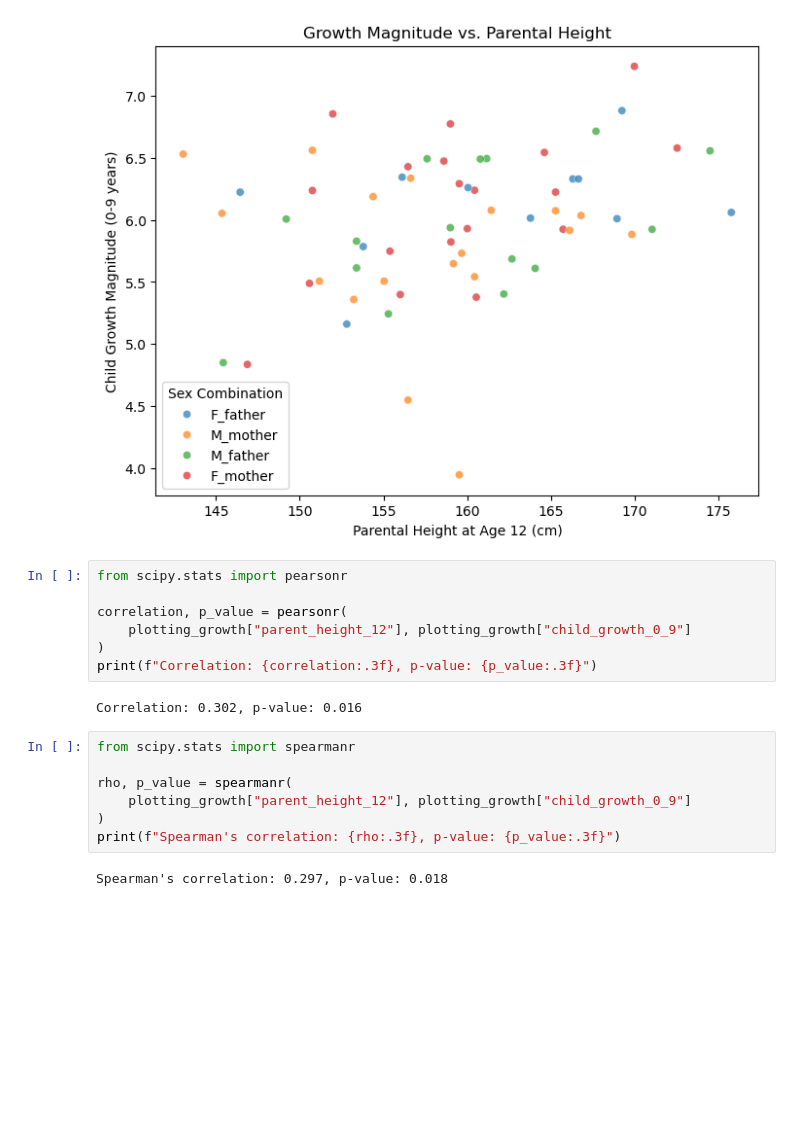
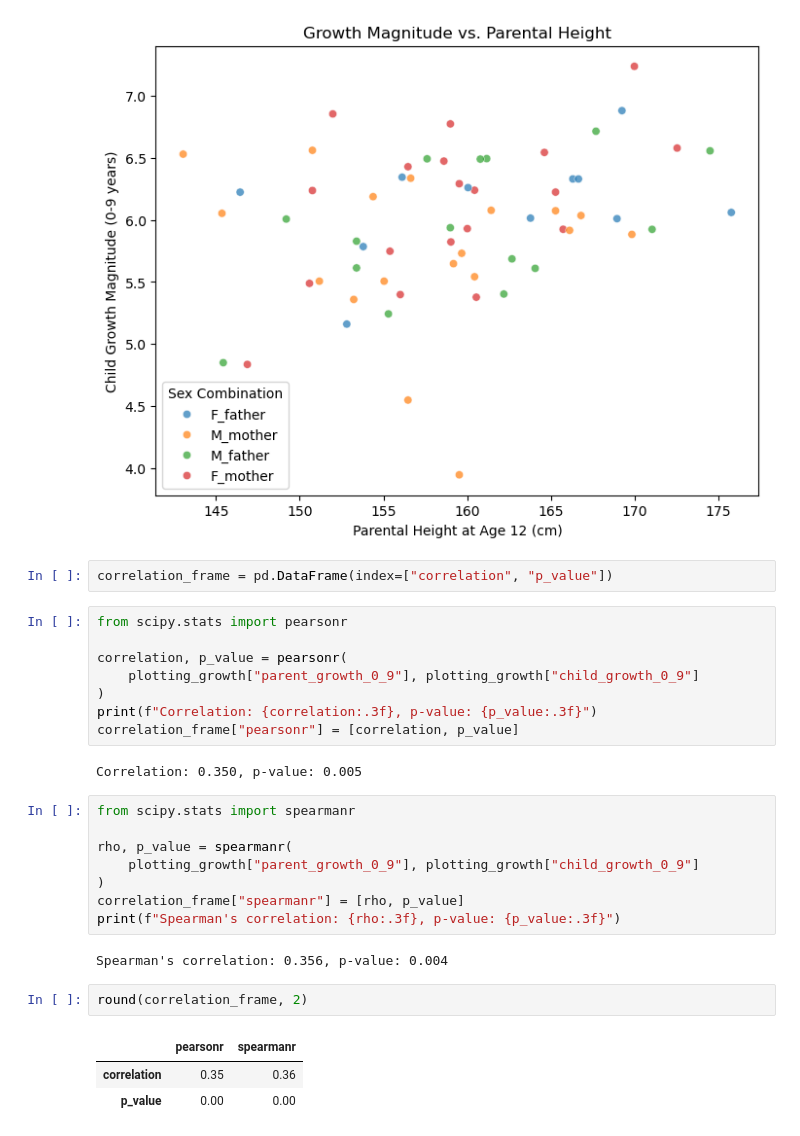
Before and after one commit to aavalose/aliens_height, a Jupyter notebook: final_notebook.ipynb, the cells around one changed output. Saved outputs shown, nothing was run; the diff lists cells and outputs as text; blank space fills up the shorter version.

```diff
--- a/final_notebook.ipynb
+++ b/final_notebook.ipynb
@@ -881,21 +881,31 @@ plt.legend(title="Sex Combination")
 plt.show()
 # %% [output]
 [figure]
+# %%
+correlation_frame = pd.DataFrame(index=["correlation", "p_value"])
 # %%
 from scipy.stats import pearsonr
 
 correlation, p_value = pearsonr(
-    plotting_growth["parent_height_12"], plotting_growth["child_growth_0_9"]
+    plotting_growth["parent_growth_0_9"], plotting_growth["child_growth_0_9"]
 )
 print(f"Correlation: {correlation:.3f}, p-value: {p_value:.3f}")
+correlation_frame["pearsonr"] = [correlation, p_value]
 # %% [output]
-Correlation: 0.302, p-value: 0.016
+Correlation: 0.350, p-value: 0.005
 # %%
 from scipy.stats import spearmanr
 
 rho, p_value = spearmanr(
-    plotting_growth["parent_height_12"], plotting_growth["child_growth_0_9"]
+    plotting_growth["parent_growth_0_9"], plotting_growth["child_growth_0_9"]
 )
+correlation_frame["spearmanr"] = [rho, p_value]
 print(f"Spearman's correlation: {rho:.3f}, p-value: {p_value:.3f}")
 # %% [output]
-Spearman's correlation: 0.297, p-value: 0.018
+Spearman's correlation: 0.356, p-value: 0.004
+# %%
+round(correlation_frame, 2)
+# %% [output]
+|  | pearsonr | spearmanr |
+| correlation | 0.35 | 0.36 |
+| p_value | 0.00 | 0.00 |
```
Also changed, not shown: parts of 5 cells of this notebook.
